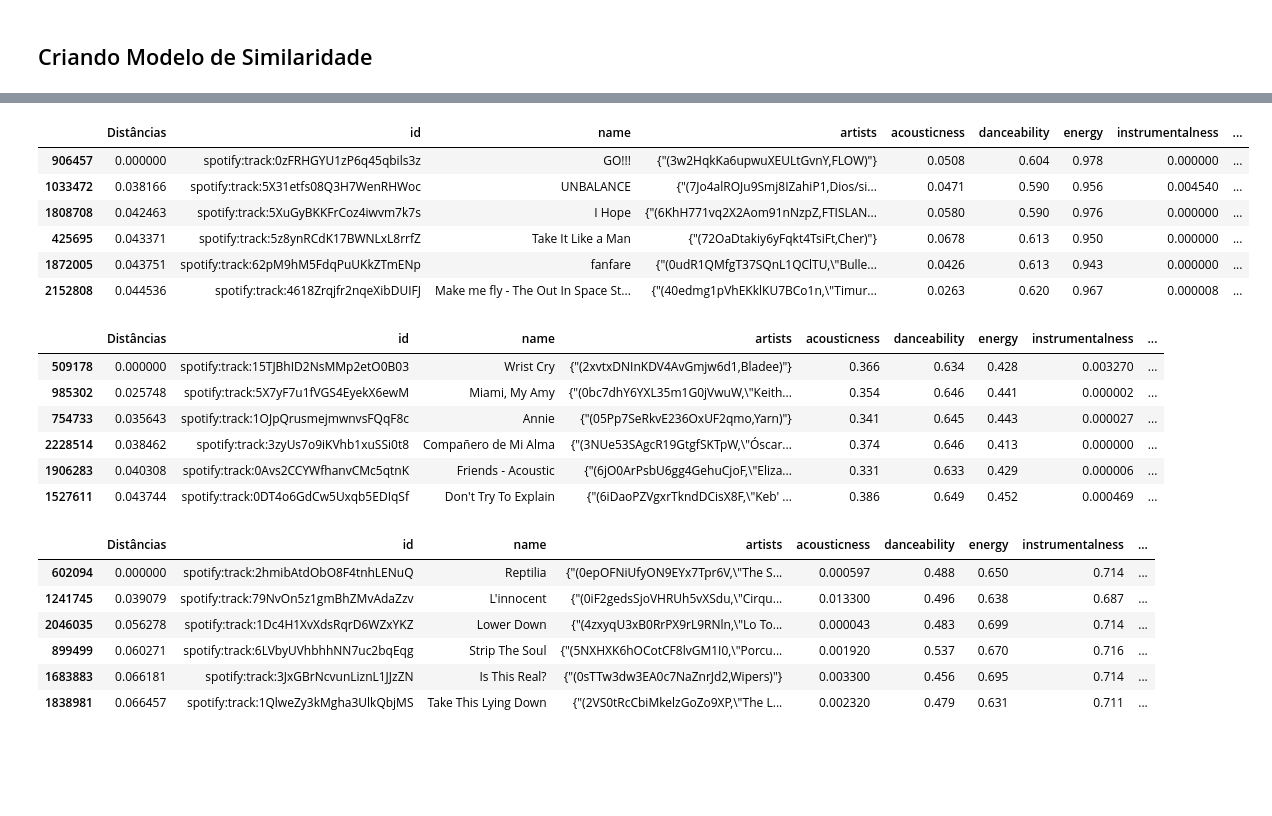
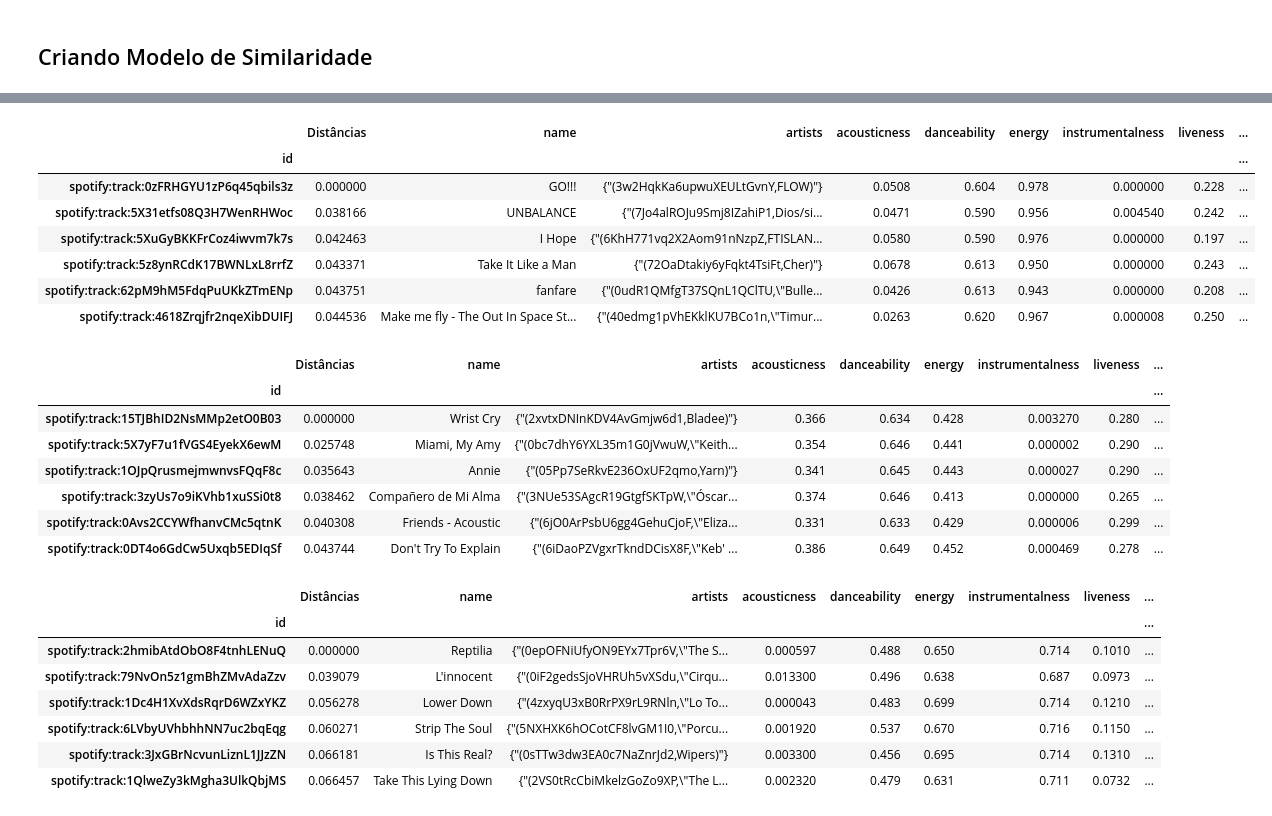
Before and after one commit to PauloFRC/SpotifyRecommender, a Jupyter notebook: models/Content Based Recommender System.ipynb, the cells around one changed output, grey strips where cells are left out. Cells and saved outputs as stored; diff of their text form; code cells hidden in the pictures; blank space fills up the shorter version.

```diff
--- a/models/Content Based Recommender System.ipynb
+++ b/models/Content Based Recommender System.ipynb
@@ -11,6 +13,6 @@ from scipy.spatial.distance import cdist
 # %% [markdown]
 ### Carrega e Normaliza os Dados
 # %%
-tracks = pd.read_csv('../tracks/tracks.csv')
+tracks = pd.read_csv('../tracks/tracks.csv', index_col='id')
 tracks
 # %% [output]
@@ -39,5 +47,7 @@ paulo_music = tracks.index[tracks['name'] == 'abnormalize'][0]
 # %%
 # guarda o id e nome
-music_ids = tracks[['id', 'name', 'artists']]
+music_ids = tracks[['name', 'artists']]
+
 # remove colunas que não serão utilizadas
-tracks.drop(['id', 'name', 'artists', 'explicit', 'time_signature', 'mode', 'key', 'duration_ms', 'popularity'], axis=1, inplace=True)
+tracks.drop(['name', 'artists', 'explicit', 'time_signature', 'mode', 'key', 'duration_ms', 'popularity'], axis=1, inplace=True)
+music_ids
@@ -105,17 +132,16 @@ class Similarity:
         self.id_tracks = id_tracks
 
     def recommend(self, user_tracks, n_tracks=5):
-
+        # cria a música média
         mean_track = np.mean(user_tracks, axis=0)
 
+        # calcula distancias e pega os indices das k músicas com menores distâncias
         dists = cdist([mean_track], self.tracks, self.distance)[0]
         k_arg_dists = np.argpartition(dists, n_tracks+1)[:n_tracks+1]
+
         k_ids = self.id_tracks.iloc[k_arg_dists]
         k_info = self.tracks.iloc[k_arg_dists]
-        k_dists = pd.DataFrame(dists[k_arg_dists], columns=['Distâncias'], index=k_arg_dists)
+        k_dists = pd.DataFrame(dists[k_arg_dists], columns=['Distâncias'], index=self.tracks.index[k_arg_dists])
 
+        # retorna um dataframe com informação do nome, artistas, distância e features ordenadas pela distância
         return pd.concat([k_dists, k_ids, k_info], axis=1).sort_values(by=['Distâncias'])
-# %%
-sim = Similarity(distance='euclidean')
-sim.fit(tracks, music_ids)
-sim.recommend([tracks.iloc[0]])
@@ -154,39 +176,42 @@ sim3.recommend([tracks.iloc[rap_music]])
 # %%
 sim4 = Similarity(distance='euclidean')
 sim4.fit(tracks, music_ids)
-sim4.recommend([tracks.iloc[anime_music]])
+sim4.recommend([tracks.loc[anime_music]])
 # %% [output]
-|  | Distâncias | id | name | artists | acousticness | danceability | energy | instrumentalness | ... |
-| 906457 | 0.000000 | spotify:track:0zFRHGYU1zP6q45qbils3z | GO!!! | {"(3w2HqkKa6upwuXEULtGvnY,FLOW)"} | 0.0508 | 0.604 | 0.978 | 0.000000 | ... |
-| 1033472 | 0.038166 | spotify:track:5X31etfs08Q3H7WenRHWoc | UNBALANCE | {"(7Jo4alROJu9Smj8IZahiP1,Dios/si... | 0.0471 | 0.590 | 0.956 | 0.004540 | ... |
-| 1808708 | 0.042463 | spotify:track:5XuGyBKKFrCoz4iwvm7k7s | I Hope | {"(6KhH771vq2X2Aom91nNzpZ,FTISLAN... | 0.0580 | 0.590 | 0.976 | 0.000000 | ... |
-| 425695 | 0.043371 | spotify:track:5z8ynRCdK17BWNLxL8rrfZ | Take It Like a Man | {"(72OaDtakiy6yFqkt4TsiFt,Cher)"} | 0.0678 | 0.613 | 0.950 | 0.000000 | ... |
-| 1872005 | 0.043751 | spotify:track:62pM9hM5FdqPuUKkZTmENp | fanfare | {"(0udR1QMfgT37SQnL1QClTU,\"Bulle... | 0.0426 | 0.613 | 0.943 | 0.000000 | ... |
-| 2152808 | 0.044536 | spotify:track:4618Zrqjfr2nqeXibDUIFJ | Make me fly - The Out In Space St... | {"(40edmg1pVhEKklKU7BCo1n,\"Timur... | 0.0263 | 0.620 | 0.967 | 0.000008 | ... |
+|  | Distâncias | name | artists | acousticness | danceability | energy | instrumentalness | liveness | ... |
+| id |  |  |  |  |  |  |  |  | ... |
+| spotify:track:0zFRHGYU1zP6q45qbils3z | 0.000000 | GO!!! | {"(3w2HqkKa6upwuXEULtGvnY,FLOW)"} | 0.0508 | 0.604 | 0.978 | 0.000000 | 0.228 | ... |
+| spotify:track:5X31etfs08Q3H7WenRHWoc | 0.038166 | UNBALANCE | {"(7Jo4alROJu9Smj8IZahiP1,Dios/si... | 0.0471 | 0.590 | 0.956 | 0.004540 | 0.242 | ... |
+| spotify:track:5XuGyBKKFrCoz4iwvm7k7s | 0.042463 | I Hope | {"(6KhH771vq2X2Aom91nNzpZ,FTISLAN... | 0.0580 | 0.590 | 0.976 | 0.000000 | 0.197 | ... |
+| spotify:track:5z8ynRCdK17BWNLxL8rrfZ | 0.043371 | Take It Like a Man | {"(72OaDtakiy6yFqkt4TsiFt,Cher)"} | 0.0678 | 0.613 | 0.950 | 0.000000 | 0.243 | ... |
+| spotify:track:62pM9hM5FdqPuUKkZTmENp | 0.043751 | fanfare | {"(0udR1QMfgT37SQnL1QClTU,\"Bulle... | 0.0426 | 0.613 | 0.943 | 0.000000 | 0.208 | ... |
+| spotify:track:4618Zrqjfr2nqeXibDUIFJ | 0.044536 | Make me fly - The Out In Space St... | {"(40edmg1pVhEKklKU7BCo1n,\"Timur... | 0.0263 | 0.620 | 0.967 | 0.000008 | 0.250 | ... |
 # %%
 sim5 = Similarity(distance='euclidean')
 sim5.fit(tracks, music_ids)
-sim5.recommend([tracks.iloc[kaio_music]])
+sim5.recommend([tracks.loc[kaio_music]])
 # %% [output]
-|  | Distâncias | id | name | artists | acousticness | danceability | energy | instrumentalness | ... |
-| 509178 | 0.000000 | spotify:track:15TJBhID2NsMMp2etO0B03 | Wrist Cry | {"(2xvtxDNInKDV4AvGmjw6d1,Bladee)"} | 0.366 | 0.634 | 0.428 | 0.003270 | ... |
-| 985302 | 0.025748 | spotify:track:5X7yF7u1fVGS4EyekX6ewM | Miami, My Amy | {"(0bc7dhY6YXL35m1G0jVwuW,\"Keith... | 0.354 | 0.646 | 0.441 | 0.000002 | ... |
-| 754733 | 0.035643 | spotify:track:1OJpQrusmejmwnvsFQqF8c | Annie | {"(05Pp7SeRkvE236OxUF2qmo,Yarn)"} | 0.341 | 0.645 | 0.443 | 0.000027 | ... |
-| 2228514 | 0.038462 | spotify:track:3zyUs7o9iKVhb1xuSSi0t8 | Compañero de Mi Alma | {"(3NUe53SAgcR19GtgfSKTpW,\"Óscar... | 0.374 | 0.646 | 0.413 | 0.000000 | ... |
-| 1906283 | 0.040308 | spotify:track:0Avs2CCYWfhanvCMc5qtnK | Friends - Acoustic | {"(6jO0ArPsbU6gg4GehuCjoF,\"Eliza... | 0.331 | 0.633 | 0.429 | 0.000006 | ... |
-| 1527611 | 0.043744 | spotify:track:0DT4o6GdCw5Uxqb5EDIqSf | Don't Try To Explain | {"(6iDaoPZVgxrTkndDCisX8F,\"Keb' ... | 0.386 | 0.649 | 0.452 | 0.000469 | ... |
+|  | Distâncias | name | artists | acousticness | danceability | energy | instrumentalness | liveness | ... |
+| id |  |  |  |  |  |  |  |  | ... |
+| spotify:track:15TJBhID2NsMMp2etO0B03 | 0.000000 | Wrist Cry | {"(2xvtxDNInKDV4AvGmjw6d1,Bladee)"} | 0.366 | 0.634 | 0.428 | 0.003270 | 0.280 | ... |
+| spotify:track:5X7yF7u1fVGS4EyekX6ewM | 0.025748 | Miami, My Amy | {"(0bc7dhY6YXL35m1G0jVwuW,\"Keith... | 0.354 | 0.646 | 0.441 | 0.000002 | 0.290 | ... |
+| spotify:track:1OJpQrusmejmwnvsFQqF8c | 0.035643 | Annie | {"(05Pp7SeRkvE236OxUF2qmo,Yarn)"} | 0.341 | 0.645 | 0.443 | 0.000027 | 0.290 | ... |
+| spotify:track:3zyUs7o9iKVhb1xuSSi0t8 | 0.038462 | Compañero de Mi Alma | {"(3NUe53SAgcR19GtgfSKTpW,\"Óscar... | 0.374 | 0.646 | 0.413 | 0.000000 | 0.265 | ... |
+| spotify:track:0Avs2CCYWfhanvCMc5qtnK | 0.040308 | Friends - Acoustic | {"(6jO0ArPsbU6gg4GehuCjoF,\"Eliza... | 0.331 | 0.633 | 0.429 | 0.000006 | 0.299 | ... |
+| spotify:track:0DT4o6GdCw5Uxqb5EDIqSf | 0.043744 | Don't Try To Explain | {"(6iDaoPZVgxrTkndDCisX8F,\"Keb' ... | 0.386 | 0.649 | 0.452 | 0.000469 | 0.278 | ... |
 # %%
 sim6 = Similarity(distance='euclidean')
 sim6.fit(tracks, music_ids)
-sim6.recommend([tracks.iloc[kaio_music2]])
+sim6.recommend([tracks.loc[kaio_music2]])
 # %% [output]
-|  | Distâncias | id | name | artists | acousticness | danceability | energy | instrumentalness | ... |
-| 602094 | 0.000000 | spotify:track:2hmibAtdObO8F4tnhLENuQ | Reptilia | {"(0epOFNiUfyON9EYx7Tpr6V,\"The S... | 0.000597 | 0.488 | 0.650 | 0.714 | ... |
-| 1241745 | 0.039079 | spotify:track:79NvOn5z1gmBhZMvAdaZzv | L'innocent | {"(0iF2gedsSjoVHRUh5vXSdu,\"Cirqu... | 0.013300 | 0.496 | 0.638 | 0.687 | ... |
-| 2046035 | 0.056278 | spotify:track:1Dc4H1XvXdsRqrD6WZxYKZ | Lower Down | {"(4zxyqU3xB0RrPX9rL9RNln,\"Lo To... | 0.000043 | 0.483 | 0.699 | 0.714 | ... |
-| 899499 | 0.060271 | spotify:track:6LVbyUVhbhhNN7uc2bqEqg | Strip The Soul | {"(5NXHXK6hOCotCF8lvGM1I0,\"Porcu... | 0.001920 | 0.537 | 0.670 | 0.716 | ... |
-| 1683883 | 0.066181 | spotify:track:3JxGBrNcvunLiznL1JJzZN | Is This Real? | {"(0sTTw3dw3EA0c7NaZnrJd2,Wipers)"} | 0.003300 | 0.456 | 0.695 | 0.714 | ... |
-| 1838981 | 0.066457 | spotify:track:1QlweZy3kMgha3UlkQbjMS | Take This Lying Down | {"(2VS0tRcCbiMkelzGoZo9XP,\"The L... | 0.002320 | 0.479 | 0.631 | 0.711 | ... |
+|  | Distâncias | name | artists | acousticness | danceability | energy | instrumentalness | liveness | ... |
+| id |  |  |  |  |  |  |  |  | ... |
+| spotify:track:2hmibAtdObO8F4tnhLENuQ | 0.000000 | Reptilia | {"(0epOFNiUfyON9EYx7Tpr6V,\"The S... | 0.000597 | 0.488 | 0.650 | 0.714 | 0.1010 | ... |
+| spotify:track:79NvOn5z1gmBhZMvAdaZzv | 0.039079 | L'innocent | {"(0iF2gedsSjoVHRUh5vXSdu,\"Cirqu... | 0.013300 | 0.496 | 0.638 | 0.687 | 0.0973 | ... |
+| spotify:track:1Dc4H1XvXdsRqrD6WZxYKZ | 0.056278 | Lower Down | {"(4zxyqU3xB0RrPX9rL9RNln,\"Lo To... | 0.000043 | 0.483 | 0.699 | 0.714 | 0.1210 | ... |
+| spotify:track:6LVbyUVhbhhNN7uc2bqEqg | 0.060271 | Strip The Soul | {"(5NXHXK6hOCotCF8lvGM1I0,\"Porcu... | 0.001920 | 0.537 | 0.670 | 0.716 | 0.1150 | ... |
+| spotify:track:3JxGBrNcvunLiznL1JJzZN | 0.066181 | Is This Real? | {"(0sTTw3dw3EA0c7NaZnrJd2,Wipers)"} | 0.003300 | 0.456 | 0.695 | 0.714 | 0.1310 | ... |
+| spotify:track:1QlweZy3kMgha3UlkQbjMS | 0.066457 | Take This Lying Down | {"(2VS0tRcCbiMkelzGoZo9XP,\"The L... | 0.002320 | 0.479 | 0.631 | 0.711 | 0.0732 | ... |
 # %%
 sim7 = Similarity(distance='euclidean')
 sim7.fit(tracks, music_ids)
```
Also changed, not shown: parts of 17 cells of this notebook, 3 other files.
